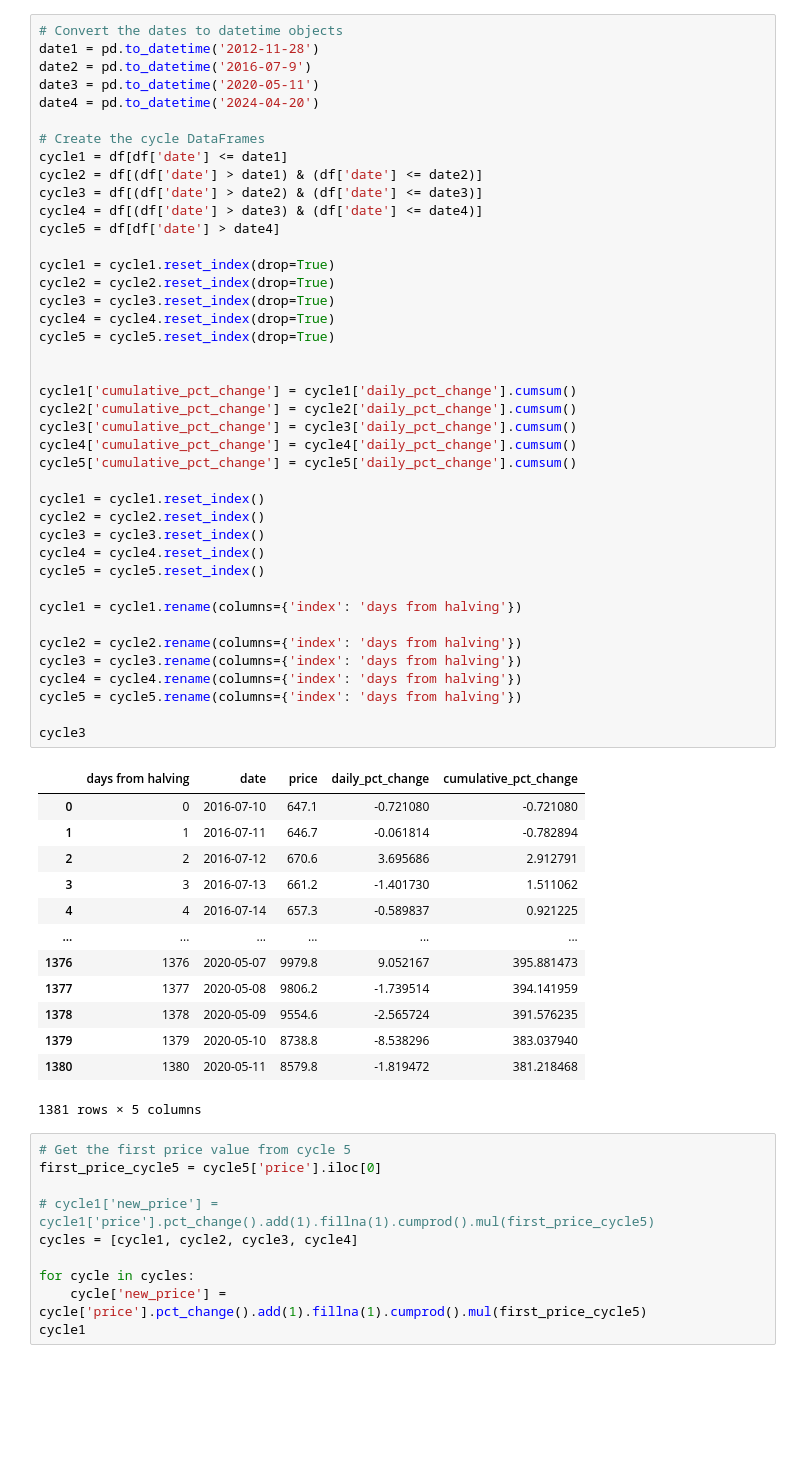
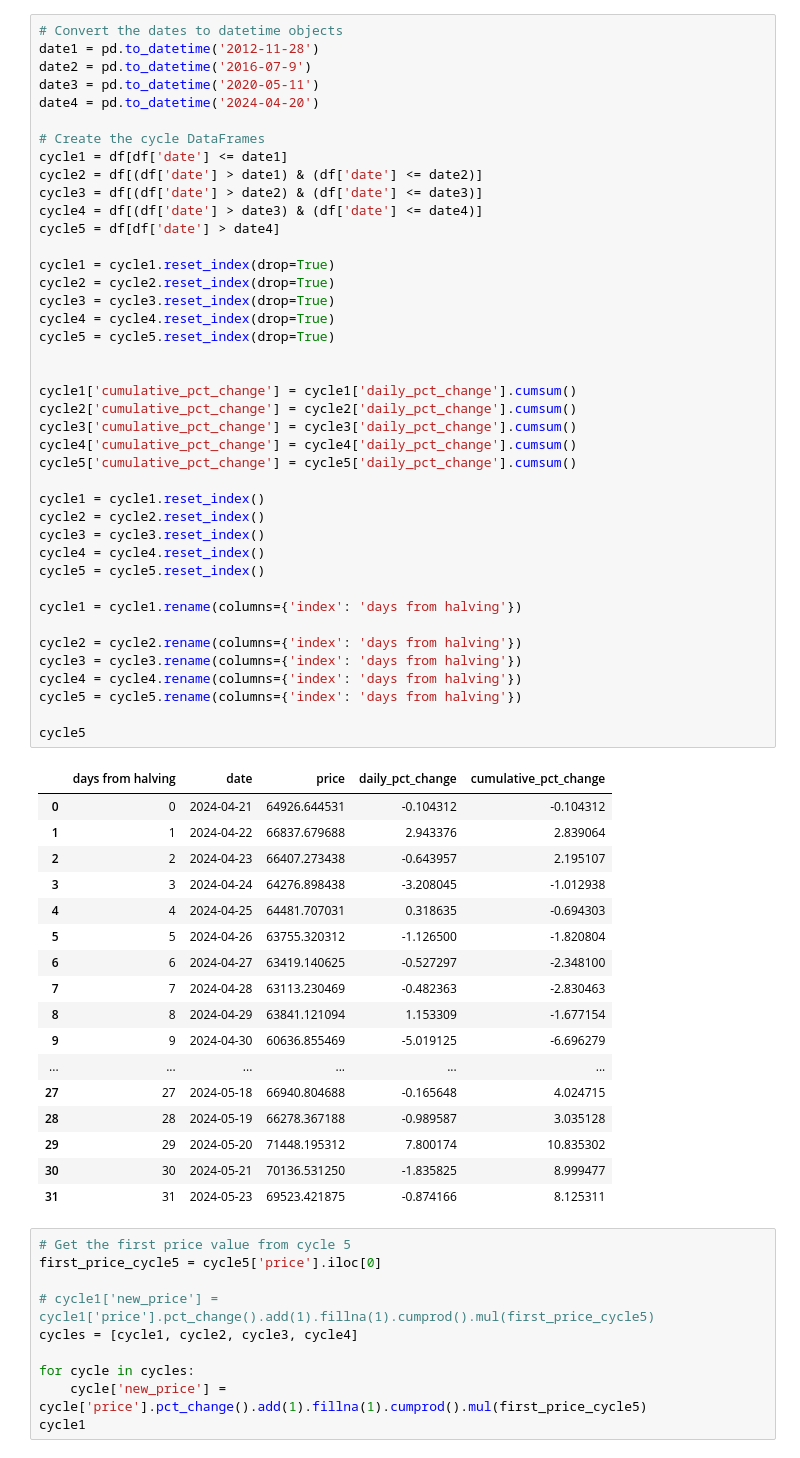
Before and after one commit to guevarch/BitcoinFinal, a Jupyter notebook: map2.ipynb, the cells around one changed output. Drawn from its saved outputs; the diff is of its cells as text; blank space fills up the shorter version.

```diff
--- a/map2.ipynb
+++ b/map2.ipynb
@@ -98,46 +100,50 @@ cycle4 = df[(df['date'] > date3) & (df['date'] <= date4)]
 cycle5 = df[df['date'] > date4]
 
 cycle1 = cycle1.reset_index(drop=True)
 cycle2 = cycle2.reset_index(drop=True)
 cycle3 = cycle3.reset_index(drop=True)
 cycle4 = cycle4.reset_index(drop=True)
 cycle5 = cycle5.reset_index(drop=True)
 
 
 cycle1['cumulative_pct_change'] = cycle1['daily_pct_change'].cumsum()
 cycle2['cumulative_pct_change'] = cycle2['daily_pct_change'].cumsum()
 cycle3['cumulative_pct_change'] = cycle3['daily_pct_change'].cumsum()
 cycle4['cumulative_pct_change'] = cycle4['daily_pct_change'].cumsum()
 cycle5['cumulative_pct_change'] = cycle5['daily_pct_change'].cumsum()
 
 cycle1 = cycle1.reset_index()
 cycle2 = cycle2.reset_index()
 cycle3 = cycle3.reset_index()
 cycle4 = cycle4.reset_index()
 cycle5 = cycle5.reset_index()
 
 cycle1 = cycle1.rename(columns={'index': 'days from halving'})
 
 cycle2 = cycle2.rename(columns={'index': 'days from halving'})
 cycle3 = cycle3.rename(columns={'index': 'days from halving'})
 cycle4 = cycle4.rename(columns={'index': 'days from halving'})
 cycle5 = cycle5.rename(columns={'index': 'days from halving'})
 
-cycle3
+cycle5
 # %% [output]
 |  | days from halving | date | price | daily_pct_change | cumulative_pct_change |
-| 0 | 0 | 2016-07-10 | 647.1 | -0.721080 | -0.721080 |
-| 1 | 1 | 2016-07-11 | 646.7 | -0.061814 | -0.782894 |
-| 2 | 2 | 2016-07-12 | 670.6 | 3.695686 | 2.912791 |
-| 3 | 3 | 2016-07-13 | 661.2 | -1.401730 | 1.511062 |
-| 4 | 4 | 2016-07-14 | 657.3 | -0.589837 | 0.921225 |
+| 0 | 0 | 2024-04-21 | 64926.644531 | -0.104312 | -0.104312 |
+| 1 | 1 | 2024-04-22 | 66837.679688 | 2.943376 | 2.839064 |
+| 2 | 2 | 2024-04-23 | 66407.273438 | -0.643957 | 2.195107 |
+| 3 | 3 | 2024-04-24 | 64276.898438 | -3.208045 | -1.012938 |
+| 4 | 4 | 2024-04-25 | 64481.707031 | 0.318635 | -0.694303 |
+| 5 | 5 | 2024-04-26 | 63755.320312 | -1.126500 | -1.820804 |
+| 6 | 6 | 2024-04-27 | 63419.140625 | -0.527297 | -2.348100 |
+| 7 | 7 | 2024-04-28 | 63113.230469 | -0.482363 | -2.830463 |
+| 8 | 8 | 2024-04-29 | 63841.121094 | 1.153309 | -1.677154 |
+| 9 | 9 | 2024-04-30 | 60636.855469 | -5.019125 | -6.696279 |
 | ... | ... | ... | ... | ... | ... |
-| 1376 | 1376 | 2020-05-07 | 9979.8 | 9.052167 | 395.881473 |
-| 1377 | 1377 | 2020-05-08 | 9806.2 | -1.739514 | 394.141959 |
-| 1378 | 1378 | 2020-05-09 | 9554.6 | -2.565724 | 391.576235 |
-| 1379 | 1379 | 2020-05-10 | 8738.8 | -8.538296 | 383.037940 |
-| 1380 | 1380 | 2020-05-11 | 8579.8 | -1.819472 | 381.218468 |
+| 27 | 27 | 2024-05-18 | 66940.804688 | -0.165648 | 4.024715 |
+| 28 | 28 | 2024-05-19 | 66278.367188 | -0.989587 | 3.035128 |
+| 29 | 29 | 2024-05-20 | 71448.195312 | 7.800174 | 10.835302 |
+| 30 | 30 | 2024-05-21 | 70136.531250 | -1.835825 | 8.999477 |
+| 31 | 31 | 2024-05-23 | 69523.421875 | -0.874166 | 8.125311 |
-1381 rows × 5 columns
 # %%
 # Get the first price value from cycle 5
 first_price_cycle5 = cycle5['price'].iloc[0]
```
Also changed, not shown: parts of 9 cells of this notebook.
